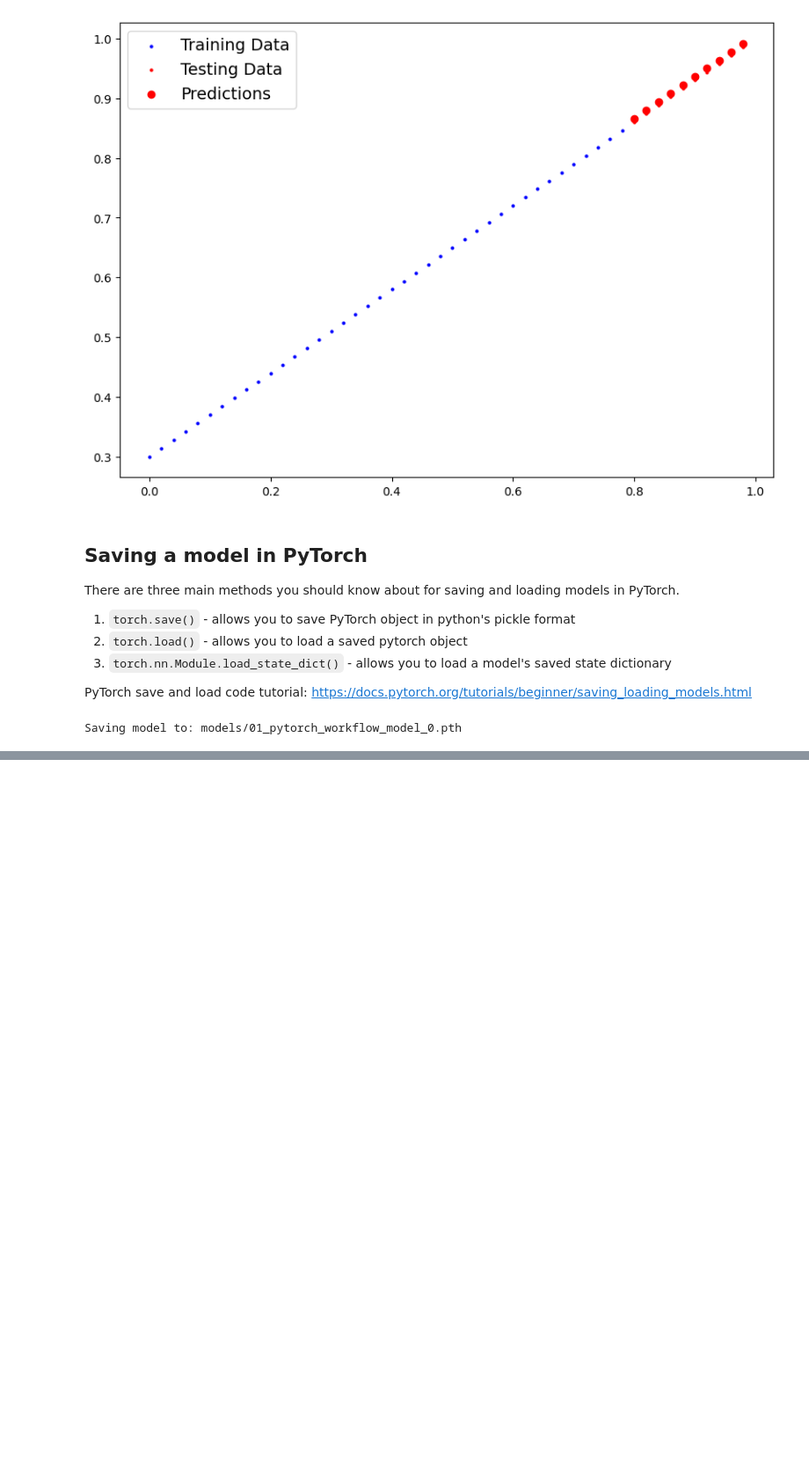
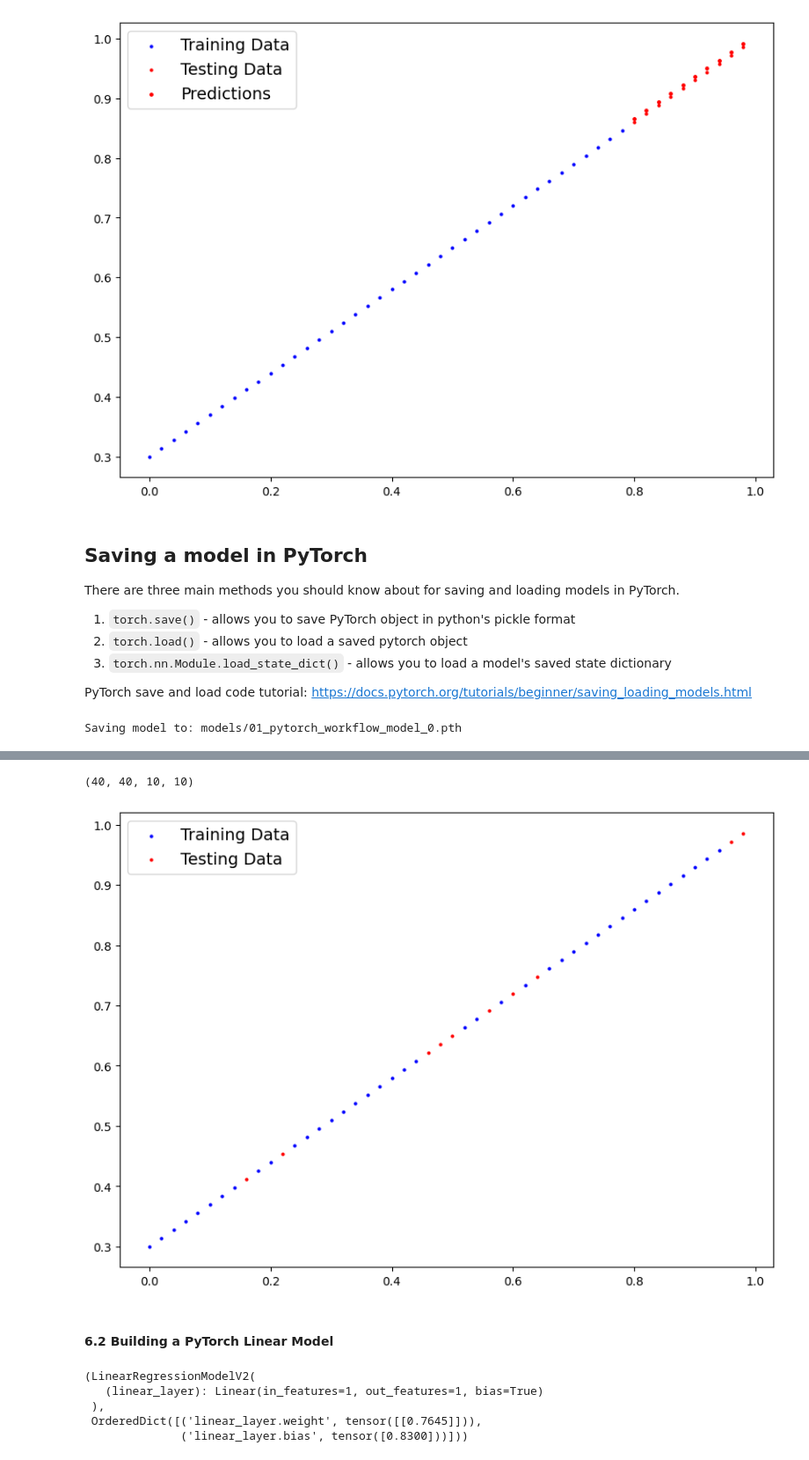
Before and after one commit to knamost/learning-AI, a Jupyter notebook: Deep_learning/Pytorch/01_pytorch_workflow.ipynb, the cells around one changed output, grey strips where cells are left out. Shown at 88% size. Saved outputs shown, nothing was run; the diff lists cells and outputs as text; code cells hidden in the pictures; blank space fills up the shorter version.

Commit message:
finished training, saving, loading a model with pytorch

```diff
--- a/Deep_learning/Pytorch/01_pytorch_workflow.ipynb
+++ b/Deep_learning/Pytorch/01_pytorch_workflow.ipynb
@@ -124,7 +124,7 @@ def plot_prediction(train_data=x_train,
     # Are there predictions?
     if predictions is not None:
         # Plot the predictions if they exists
-        plt.scatter(test_data, predictions, c="r", label="Predictions")
+        plt.scatter(test_data, predictions, c="r", label="Predictions", s=6)
 
     # Show legend
     plt.legend(prop={"size":14});
@@ -431,0 +529,15 @@ Saving model to: models/01_pytorch_workflow_model_0.pth
+# %%
+# Create some data using linear regression formula of y = weight * X + bias (y = mx + c)
+
+weight = 0.7
+bias = 0.3
+
+# Create range values
+start = 0
+end = 1
+step = 0.02
+
+# Create X and y (features and labels)
+X = torch.arange(start, end, step).unsqueeze(dim=1)
+y = weight * X + bias
+X[:10], y[:10]
@@ -431,0 +565,40 @@ Saving model to: models/01_pytorch_workflow_model_0.pth
+# %%
+# Split data
+from sklearn.model_selection import train_test_split
+X_train, X_test, y_train, y_test = train_test_split(X, y, test_size=0.2)
+
+len(X_train), len(y_train), len(X_test), len(y_test)
+# %% [output]
+(40, 40, 10, 10)
+# %%
+# Plot the data
+# Note: if you dont't have the plot_prediction function() function loaded, this will error
+
+plot_prediction(X_train, y_train, X_test, y_test)
+# %% [output]
+[figure, added]
+# %% [markdown]
+#### 6.2 Building a PyTorch Linear Model
+# %%
+# Create a linear model by subclassing nn.Module
+
+class LinearRegressionModelV2(nn.Module):
+    def __init__(self):
+        super().__init__()
+        # Use nn.Linear() for creating the model parameters
+        self.linear_layer = nn.Linear(in_features=1,
+                                      out_features=1)
+
+    def forward(self,x: torch.Tensor) -> torch.Tensor:
+        return self.linear_layer(x)
+
+# Set the manual seed
+torch.manual_seed(42)
+model_1 = LinearRegressionModelV2()
+model_1, model_1.state_dict()
+# %% [output]
+(LinearRegressionModelV2(
+   (linear_layer): Linear(in_features=1, out_features=1, bias=True)
+ ),
+ OrderedDict([('linear_layer.weight', tensor([[0.7645]])),
+              ('linear_layer.bias', tensor([0.8300]))]))
```
Also changed, not shown: parts of 31 cells of this notebook.
